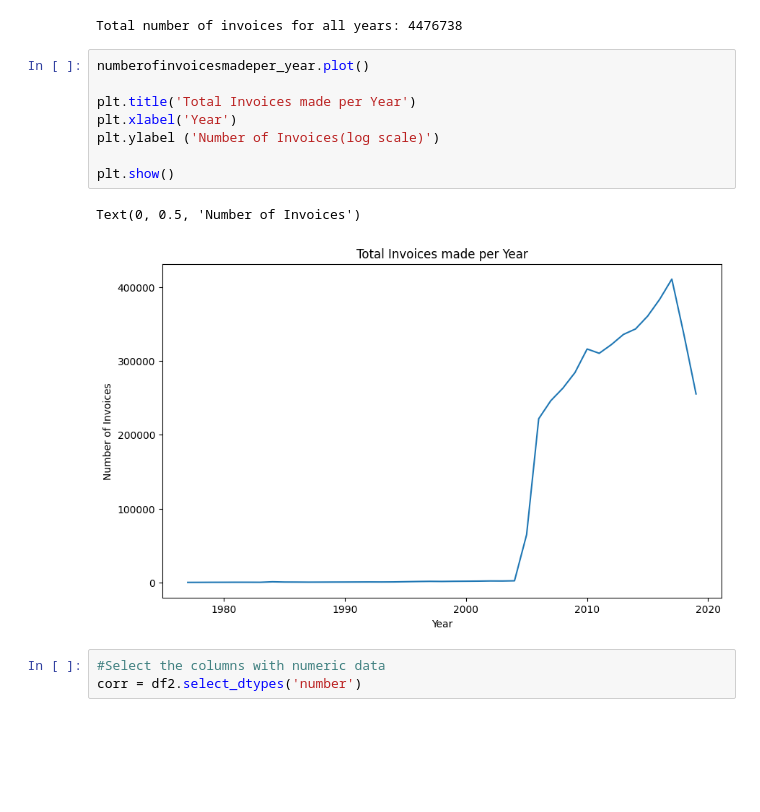
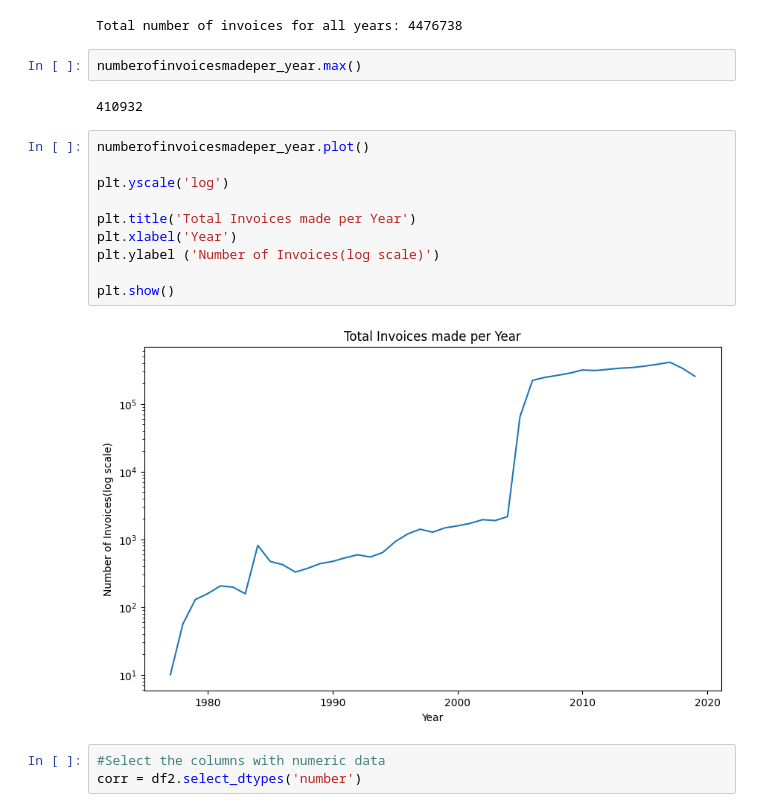
Before and after one commit to mariagichomo/Fraud-detection, a Jupyter notebook: Fraud_detection_pynb.ipynb, the cells around one changed output. Cells and saved outputs as stored; diff of their text form; blank space fills up the shorter version.

```diff
--- a/Fraud_detection_pynb.ipynb
+++ b/Fraud_detection_pynb.ipynb
@@ -348,17 +348,22 @@ total_invoices = df['numberofinvoicesmadeper_year'].sum()
 print(f'Total number of invoices for all years: {total_invoices}')
 # %% [output]
 Total number of invoices for all years: 4476738
+# %%
+numberofinvoicesmadeper_year.max()
+# %% [output]
+410932
 # %%
 numberofinvoicesmadeper_year.plot()
+
+plt.yscale('log')
 
 plt.title('Total Invoices made per Year')
 plt.xlabel('Year')
 plt.ylabel ('Number of Invoices(log scale)')
 
 plt.show()
 # %% [output]
-Text(0, 0.5, 'Number of Invoices')
-[figure, old version]
+[figure, new version]
 # %%
 #Select the columns with numeric data
 corr = df2.select_dtypes('number')
```
Also changed, not shown: parts of 1 cell of this notebook.
